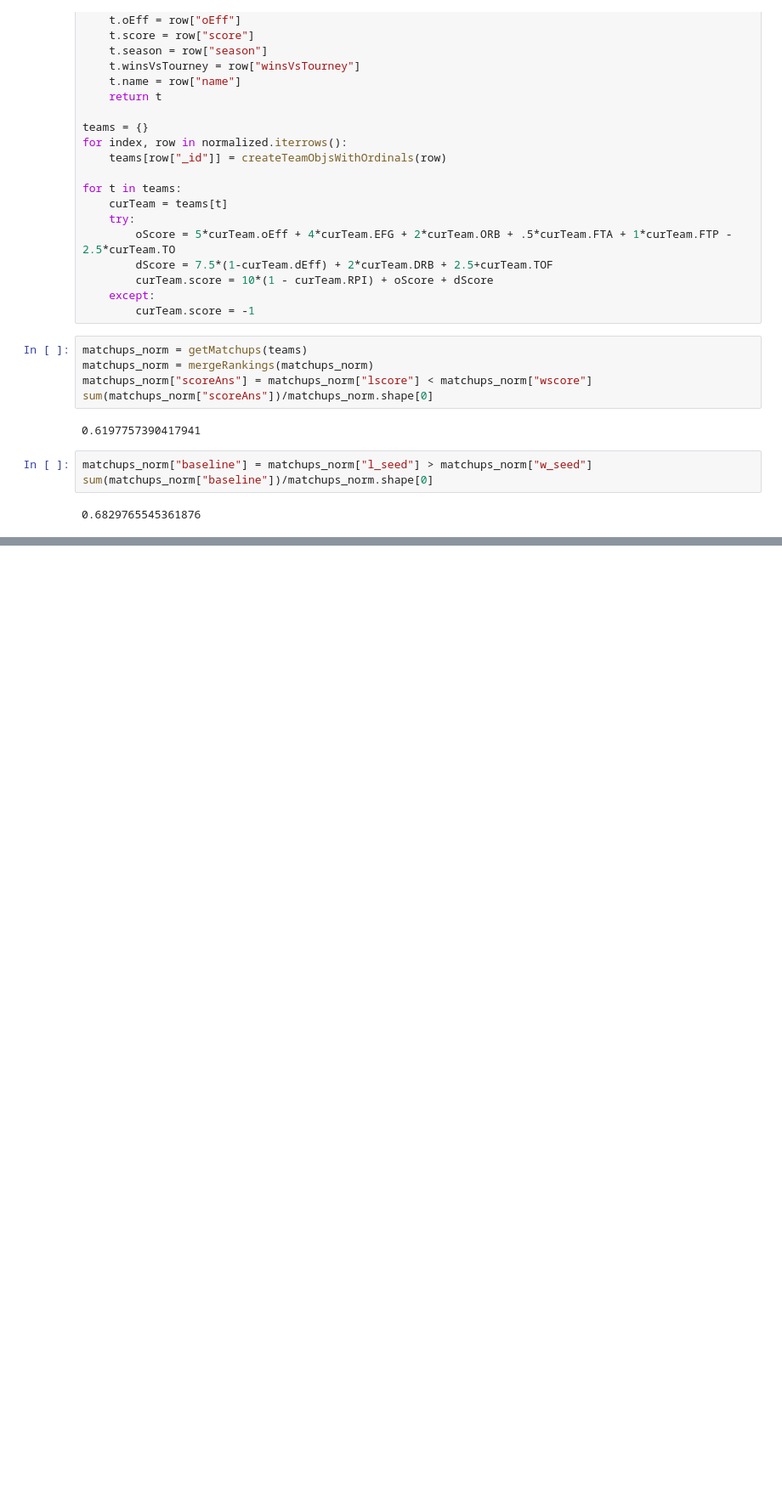
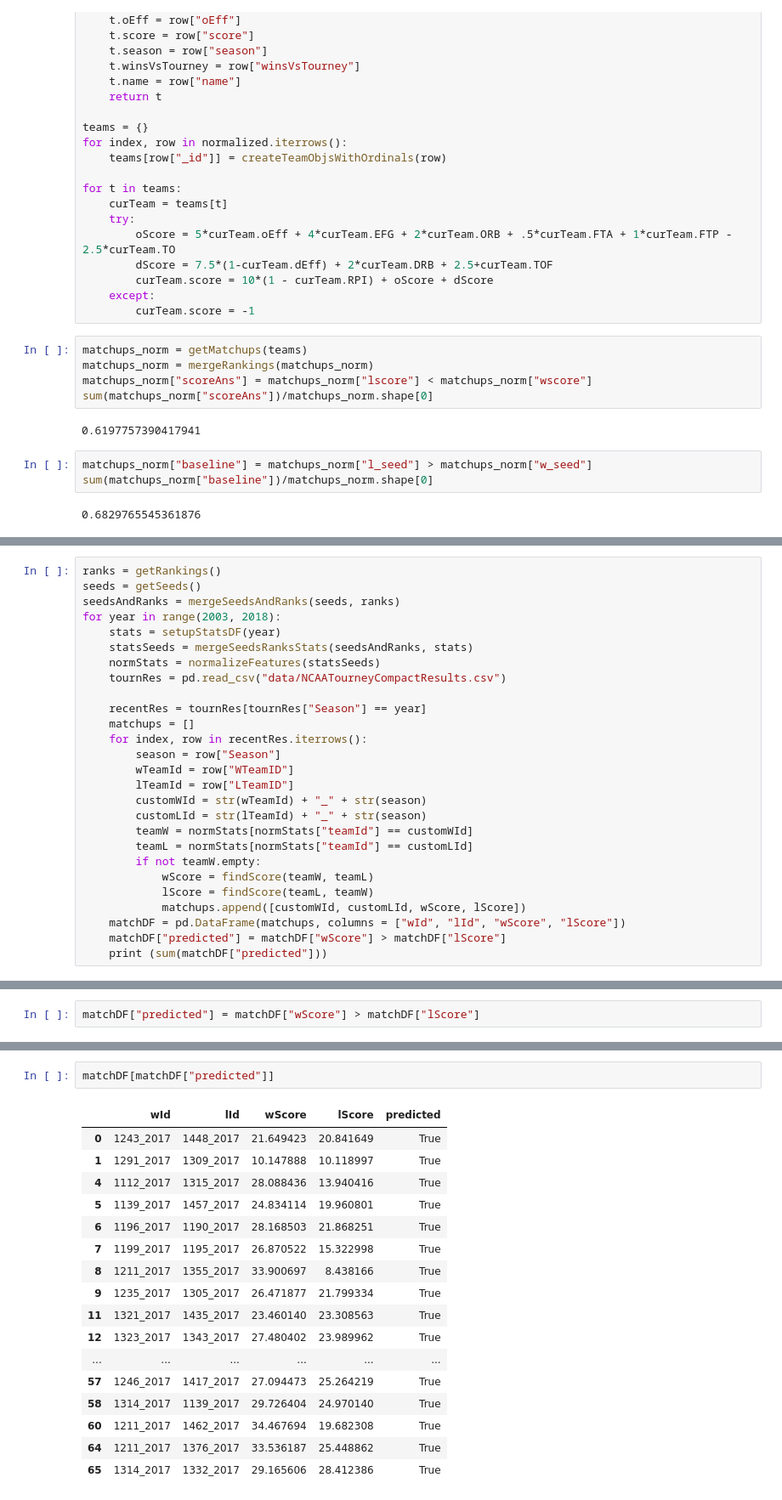
Before and after one commit to dlernz/march_madness, a Jupyter notebook: Predicting March Madness Games using Random Forests.ipynb, the cells around one changed output, grey strips where cells are left out. Shown at 85% size. Drawn from its saved outputs; the diff is of its cells as text; blank space fills up the shorter version.

Commit message:
model outputting result :)

```diff
--- a/Predicting March Madness Games using Random Forests.ipynb
+++ b/Predicting March Madness Games using Random Forests.ipynb
@@ -824,0 +805,27 @@ normalizeFeatures(statsSeeds).head()
+# %%
+ranks = getRankings()
+seeds = getSeeds()
+seedsAndRanks = mergeSeedsAndRanks(seeds, ranks)
+for year in range(2003, 2018):
+    stats = setupStatsDF(year)
+    statsSeeds = mergeSeedsRanksStats(seedsAndRanks, stats)
+    normStats = normalizeFeatures(statsSeeds)
+    tournRes = pd.read_csv("data/NCAATourneyCompactResults.csv")
+
+    recentRes = tournRes[tournRes["Season"] == year]
+    matchups = []
+    for index, row in recentRes.iterrows():
+        season = row["Season"]
+        wTeamId = row["WTeamID"]
+        lTeamId = row["LTeamID"]
+        customWId = str(wTeamId) + "_" + str(season)
+        customLId = str(lTeamId) + "_" + str(season)
+        teamW = normStats[normStats["teamId"] == customWId]
+        teamL = normStats[normStats["teamId"] == customLId]
+        if not teamW.empty:
+            wScore = findScore(teamW, teamL)
+            lScore = findScore(teamL, teamW)
+            matchups.append([customWId, customLId, wScore, lScore])
+    matchDF = pd.DataFrame(matchups, columns = ["wId", "lId", "wScore", "lScore"])
+    matchDF["predicted"] = matchDF["wScore"] > matchDF["lScore"]
+    print (sum(matchDF["predicted"]))
@@ -905,0 +929,2 @@ recentRes.head()
+# %%
+matchDF["predicted"] = matchDF["wScore"] > matchDF["lScore"]
@@ -905,0 +937,20 @@ recentRes.head()
+# %%
+matchDF[matchDF["predicted"]]
+# %% [output]
+|  | wId | lId | wScore | lScore | predicted |
+| 0 | 1243_2017 | 1448_2017 | 21.649423 | 20.841649 | True |
+| 1 | 1291_2017 | 1309_2017 | 10.147888 | 10.118997 | True |
+| 4 | 1112_2017 | 1315_2017 | 28.088436 | 13.940416 | True |
+| 5 | 1139_2017 | 1457_2017 | 24.834114 | 19.960801 | True |
+| 6 | 1196_2017 | 1190_2017 | 28.168503 | 21.868251 | True |
+| 7 | 1199_2017 | 1195_2017 | 26.870522 | 15.322998 | True |
+| 8 | 1211_2017 | 1355_2017 | 33.900697 | 8.438166 | True |
+| 9 | 1235_2017 | 1305_2017 | 26.471877 | 21.799334 | True |
+| 11 | 1321_2017 | 1435_2017 | 23.460140 | 23.308563 | True |
+| 12 | 1323_2017 | 1343_2017 | 27.480402 | 23.989962 | True |
+| ... | ... | ... | ... | ... | ... |
+| 57 | 1246_2017 | 1417_2017 | 27.094473 | 25.264219 | True |
+| 58 | 1314_2017 | 1139_2017 | 29.726404 | 24.970140 | True |
+| 60 | 1211_2017 | 1462_2017 | 34.467694 | 19.682308 | True |
+| 64 | 1211_2017 | 1376_2017 | 33.536187 | 25.448862 | True |
+| 65 | 1314_2017 | 1332_2017 | 29.165606 | 28.412386 | True |
```
Also changed, not shown: parts of 11 cells of this notebook.
